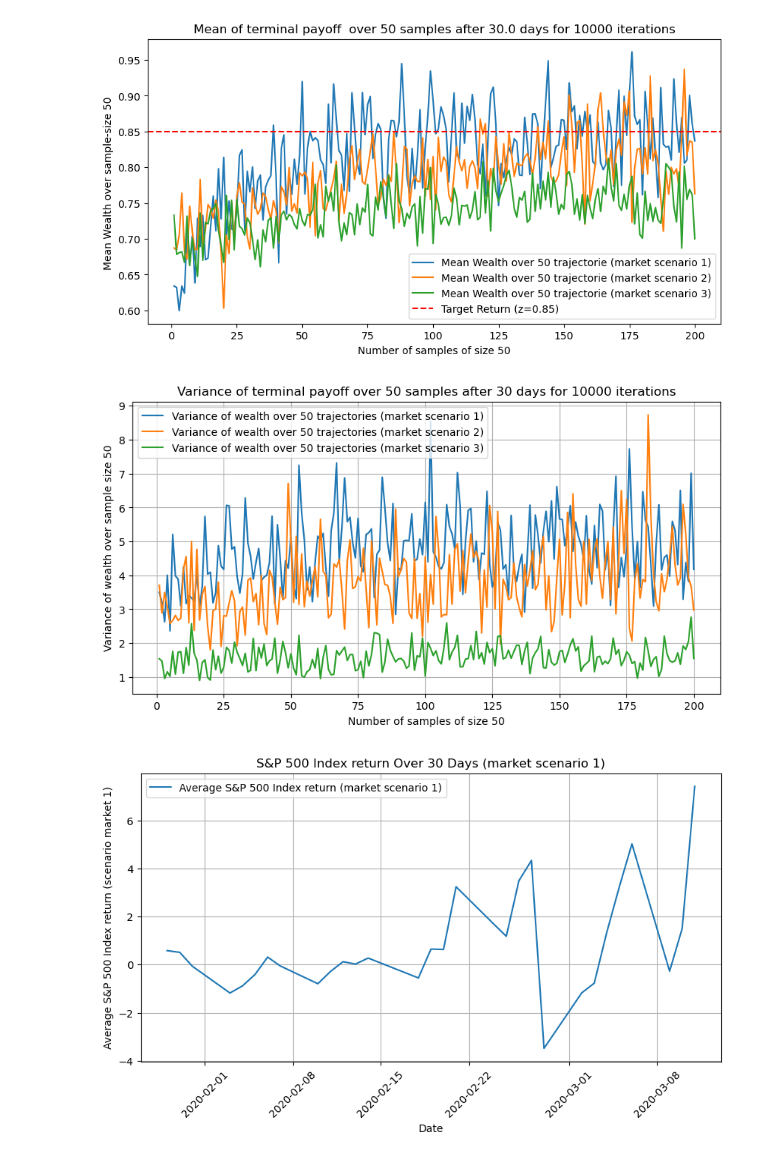
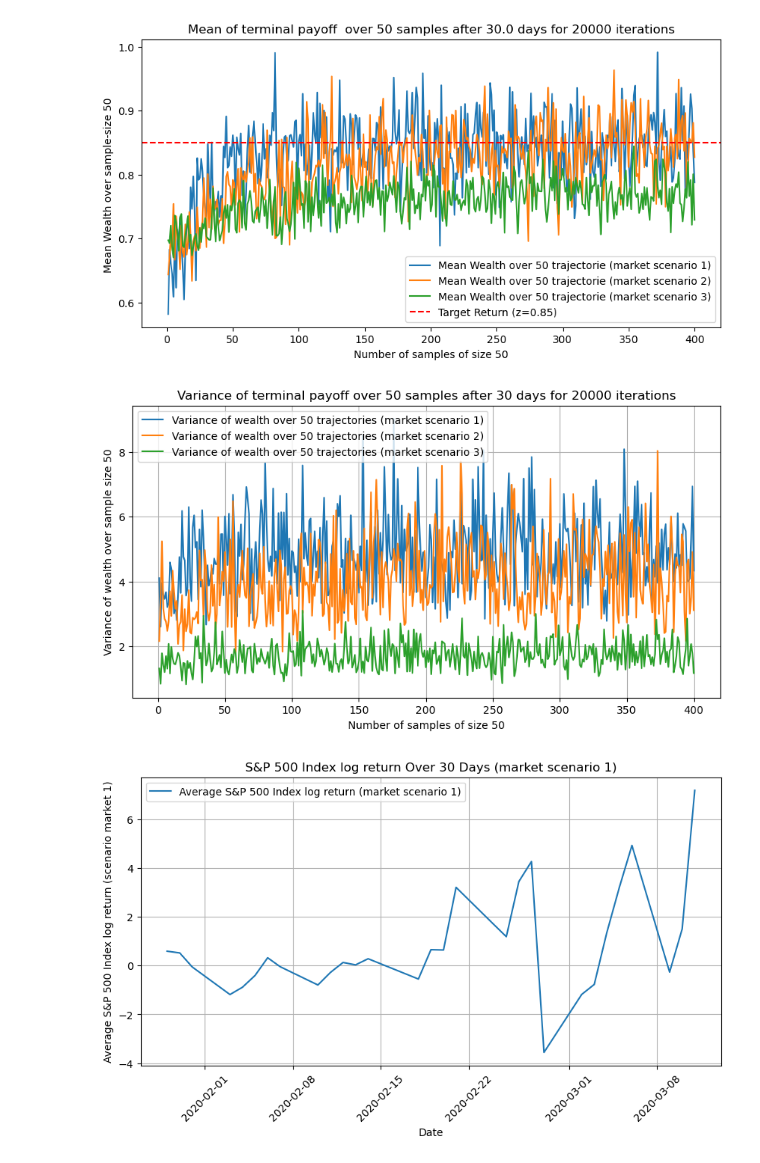
Before and after one commit to oscar10-wq/RL-Mathfin, a Jupyter notebook: RL_algorithm.ipynb, the cells around one changed output. Drawn from its saved outputs; the diff is of its cells as text; code cells hidden in the pictures.

Commit message:
tested algo with 20 000 iterations

```diff
--- a/RL_algorithm.ipynb
+++ b/RL_algorithm.ipynb
@@ -53,28 +45,28 @@ Name: Average_SP_Index, Length: 1257, dtype: float64
 # %%
-t = 450
-T = 490
+t =  0
+T = 900
 market_plot = market[t:T]
-market_return_plot = market_returns[t:T]
+market_return_plot = market_log_returns[t:T]
 
 # Plot market
 plt.figure(figsize=(10, 5))
-plt.plot(market_plot.index, market_plot.values, linestyle='-', label=f"Daily Average S&P 500 Index on {delta_t} days")
+plt.plot(market_plot.index, market_plot.values, linestyle='-', label=f"Daily Average S&P 500 Index on {T-t} days")
 # Formatting
 plt.xlabel("Date")
 plt.ylabel("Daily Average S&P 500 Index")
-plt.title(f"S&P 500 daily Average Over {delta_t} Days")
+plt.title(f"S&P 500 daily Average Over {T-t} Days")
 plt.xticks(rotation=45)  # Rotate dates for readability
 plt.grid(True)
 plt.legend()
 
 #Plot market returns
 plt.figure(figsize=(10, 5))
-plt.plot(market_return_plot.index, market_return_plot.values, linestyle='-', label=f"Daily Average Return S&P 500 Index on {delta_t} days")
+plt.plot(market_return_plot.index, market_return_plot.values, linestyle='-', label=f"Daily Average log return S&P 500 Index on {T-t} days")
 
 #Formatting
 plt.xlabel("Date")
-plt.ylabel("Daily Average S&P 500 Index return")
-plt.title(f"S&P 500 daily Average Return Over {delta_t} Days")
+plt.ylabel("Daily Average S&P 500 Index log return")
+plt.title(f"S&P 500 daily Average log return Over {T-t} Days")
 plt.xticks(rotation=45)  # Rotate dates for readability
 plt.grid(True)
 plt.legend()
@@ -288,7 +280,7 @@ def compute_grad_phi_2(gamma, phi, D, w, T, lamb, delta_t):
 # Hyperparameter tunning ----------------------------------------------------------
 learning_rates = (0.05, 0.0000005, 0.0000005)   # (alpha, eta_gamma, eta_phi)
 exploration_rate = 3 #lambda
-num_iterations = 10000
+num_iterations = 20000
 sample_average_size = 50
 
 
@@ -300,7 +292,7 @@ discretization_dt = 1/30 #number of days
 interest_rate = 0.02
 t=0
 T = 40 # (delta_t) >= 1/discretization_dt !!!!!
-market_return_plot_1 = market_returns[t:T]
+market_return_plot_1 = market_log_returns[t:T]
 
 
 #calling the function --------------------------------------------------------------
@@ -322,7 +314,7 @@ print("w:", w)
 # Hyperparameter tunning ----------------------------------------------------------
 learning_rates = (0.05, 0.0000005, 0.0000005)   # (alpha, eta_gamma, eta_phi)
 exploration_rate = 3 #lambda
-num_iterations = 10000
+num_iterations = 20000
 sample_average_size = 50
 
 
@@ -334,7 +326,7 @@ discretization_dt = 1/30 #number of days
 interest_rate = 0.02
 t= 140
 T = 180
-market_return_plot_2 = market_returns[t:T]
+market_return_plot_2 = market_log_returns[t:T]
 
 gamma, phi, w, payoff_mean_2, pay_off_mean_non_agg_2, variance_off_sample_2 = emv_portfolio_selection(
     market_return_plot_2, learning_rates, initial_wealth, target_payoff,
@@ -357,7 +349,7 @@ print("w:", w)
 # Hyperparameter tunning ----------------------------------------------------------
 learning_rates = (0.05, 0.0000005, 0.0000005)   # (alpha, eta_gamma, eta_phi)
 exploration_rate = 3 #lambda
-num_iterations = 10000
+num_iterations = 20000
 sample_average_size = 50
 
 
@@ -369,7 +361,7 @@ discretization_dt = 1/30 #number of days
 interest_rate = 0.02
 t = 450
 T = 490
-market_return_plot_3 = market_returns[t:T]
+market_return_plot_3 = market_log_returns[t:T]
 
 gamma, phi, w, payoff_mean_3, pay_off_mean_non_agg_3, variance_off_sample_3 = emv_portfolio_selection(
     market_return_plot_3, learning_rates, initial_wealth, target_payoff,
@@ -453,12 +445,12 @@ market_av_30 = market_return_plot_1[:int(1/discretization_dt)]
 
 # Plot
 plt.figure(figsize=(10, 5))
-plt.plot(market_av_30.index, market_av_30.values, linestyle='-', label="Average S&P 500 Index return (market scenario 1)")
+plt.plot(market_av_30.index, market_av_30.values, linestyle='-', label="Average S&P 500 Index log return (market scenario 1)")
 
 # Formatting
 plt.xlabel("Date")
-plt.ylabel("Average S&P 500 Index return (scenario market 1)")
-plt.title(f"S&P 500 Index return Over {int(1/discretization_dt)} Days (market scenario 1)")
+plt.ylabel("Average S&P 500 Index log return (scenario market 1)")
+plt.title(f"S&P 500 Index log return Over {int(1/discretization_dt)} Days (market scenario 1)")
 plt.xticks(rotation=45)  # Rotate dates for readability
 plt.grid(True)
 plt.legend()
@@ -469,11 +461,11 @@ market_av_30 = market_return_plot_2[:int(1/discretization_dt)]
 
 # Plot
 plt.figure(figsize=(10, 5))
-plt.plot(market_av_30.index, market_av_30.values, linestyle='-', label="Average S&P 500 Index return (market scenario 2)", color = "orange")
+plt.plot(market_av_30.index, market_av_30.values, linestyle='-', label="Average S&P 500 Index log return (market scenario 2)", color = "orange")
 
 # Formatting
 plt.xlabel("Date")
-plt.ylabel("Average S&P 500 Index return (scenario market 2)")
+plt.ylabel("Average S&P 500 Index log return (scenario market 2)")
 plt.title(f"S&P 500 Index return Over {int(1/discretization_dt)} Days (market scenario 2)")
 plt.xticks(rotation=45)  # Rotate dates for readability
 plt.grid(True)
@@ -485,12 +477,12 @@ market_av_30 = market_return_plot_3[:int(1/discretization_dt)]
 
 # Plot
 plt.figure(figsize=(10, 5))
-plt.plot(market_av_30.index, market_av_30.values, linestyle='-', label="Average S&P 500 Index return (market scenario 3)", color = "green")
+plt.plot(market_av_30.index, market_av_30.values, linestyle='-', label="Average S&P 500 Index log return (market scenario 3)", color = "green")
 
 # Formatting
 plt.xlabel("Date")
-plt.ylabel("Average S&P 500 Index return (market scenario 3)")
-plt.title(f"S&P 500 Index return Over {int(1/discretization_dt)} Days (market scenario 3)")
+plt.ylabel("Average S&P 500 Index log return (market scenario 3)")
+plt.title(f"S&P 500 Index log return Over {int(1/discretization_dt)} Days (market scenario 3)")
 plt.xticks(rotation=45)  # Rotate dates for readability
 plt.grid(True)
 plt.legend()
@@ -517,3 +507,3 @@ w: 1.8034371827133586
-[figure, old version]
+[figure, new version]
-[figure, old version]
+[figure, new version]
-[figure, old version]
+[figure, new version]
```
Also changed, not shown: parts of 3 cells of this notebook.
